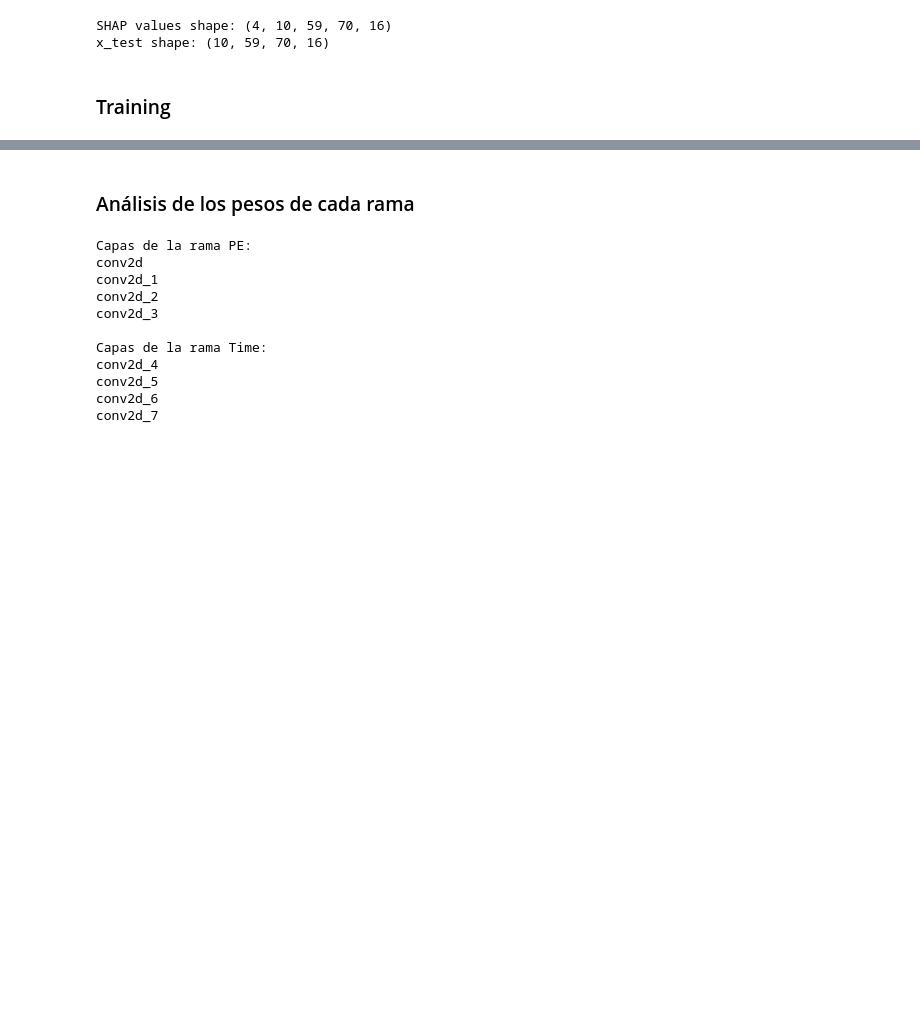
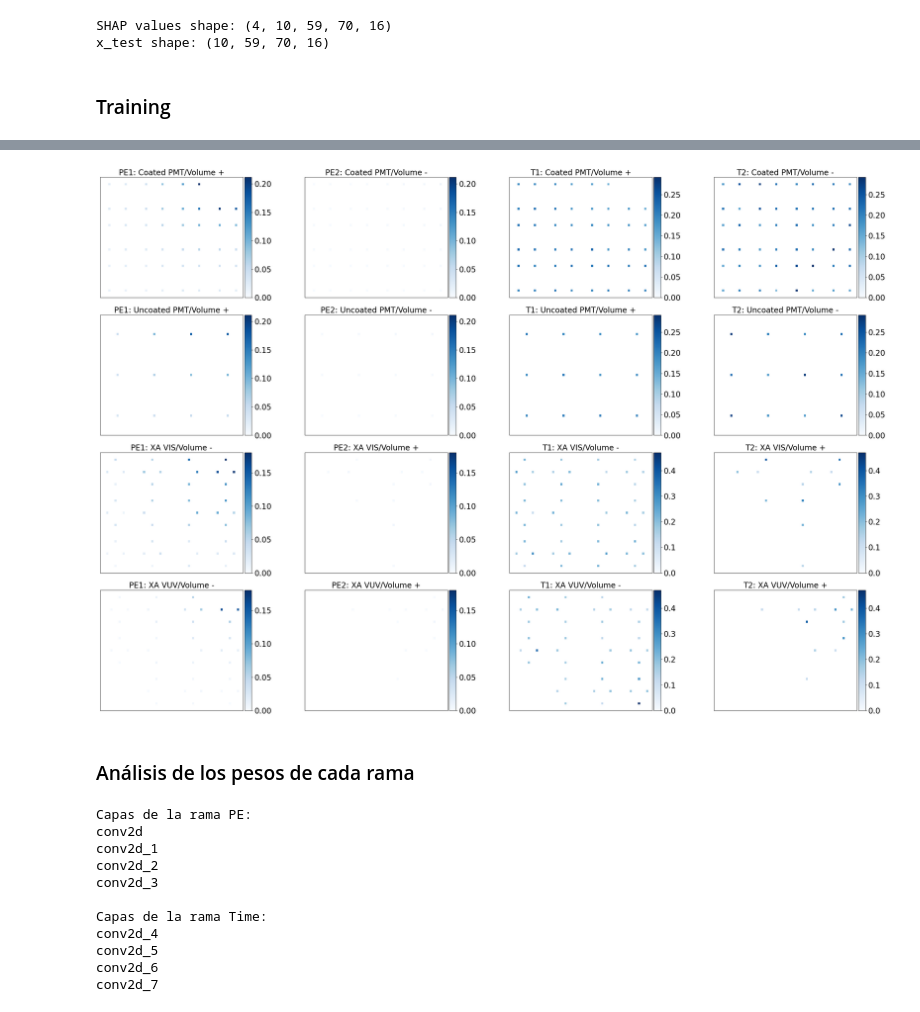
Before and after one commit to CIEMAT-Neutrino/AI_nuvT, a Jupyter notebook: 6_Regression_Ebaricenter_NN.ipynb, the cells around one changed output, grey strips where cells are left out. Saved outputs shown, nothing was run; the diff lists cells and outputs as text; code cells hidden in the pictures; blank space fills up the shorter version.

```diff
--- a/6_Regression_Ebaricenter_NN.ipynb
+++ b/6_Regression_Ebaricenter_NN.ipynb
@@ -795,3 +781,25 @@ Epoch 60/100
+# %%
+labels = [
+        "PE1: Coated PMT/Volume +", "PE2: Coated PMT/Volume -", "T1: Coated PMT/Volume +", "T2: Coated PMT/Volume -",
+        "PE1: Uncoated PMT/Volume +", "PE2: Uncoated PMT/Volume -", "T1: Uncoated PMT/Volume +", "T2: Uncoated PMT/Volume -",
+        "PE1: XA VIS/Volume -", "PE2: XA VIS/Volume +", "T1: XA VIS/Volume -", "T2: XA VIS/Volume +",
+        "PE1: XA VUV/Volume -", "PE2: XA VUV/Volume +", "T1: XA VUV/Volume -", "T2: XA VUV/Volume +"
+    ]
+
+
+groups = [
+        [0, 1, 4, 5],    # First group
+        [2, 3, 6, 7],    # Second group
+        [8, 9, 12, 13],  # Third group
+        [10, 11, 14, 15] # Fourth group
+    ]
+
+grid =(4,4)
+event_idx=5978
+# %%
+plot_image(x_test, event_idx, labels, groups, grid, figsize=(30, 20), show_colorbar= True)
+# %% [output]
+[figure, added]
 # %% [markdown]
 ### Análisis de los pesos de cada rama
 # %%
```
Also changed, not shown: parts of 15 cells of this notebook, 2 other files.
